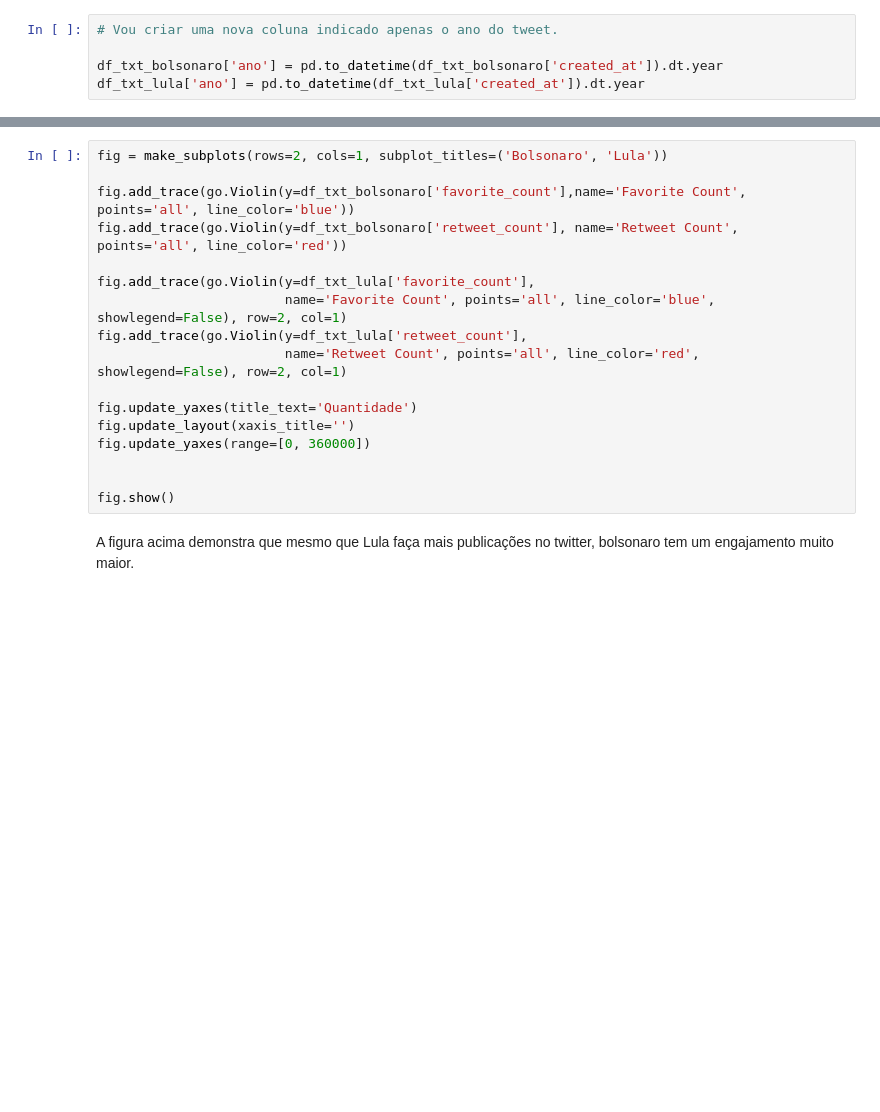
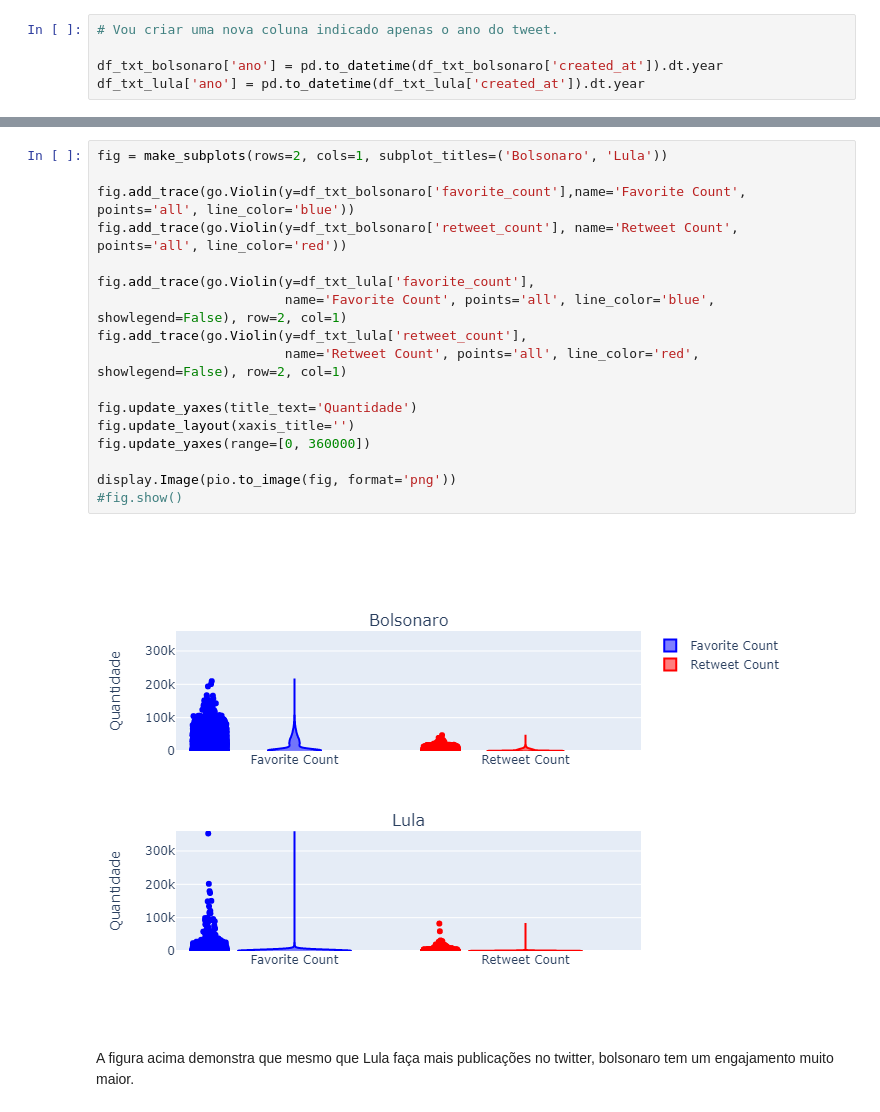
Before and after one commit to BaimaCaio/analise-twitter-lula-bolsonaro, a Jupyter notebook: analysis.ipynb, the cells around one changed output, grey strips where cells are left out. Cells and saved outputs as stored; diff of their text form; blank space fills up the shorter version.

```diff
--- a/analysis.ipynb
+++ b/analysis.ipynb
@@ -234,20 +237,22 @@ fig.show()
 # %%
 fig = make_subplots(rows=2, cols=1, subplot_titles=('Bolsonaro', 'Lula'))
 
 fig.add_trace(go.Violin(y=df_txt_bolsonaro['favorite_count'],name='Favorite Count', points='all', line_color='blue'))
 fig.add_trace(go.Violin(y=df_txt_bolsonaro['retweet_count'], name='Retweet Count', points='all', line_color='red'))
 
 fig.add_trace(go.Violin(y=df_txt_lula['favorite_count'],
                         name='Favorite Count', points='all', line_color='blue', showlegend=False), row=2, col=1)
 fig.add_trace(go.Violin(y=df_txt_lula['retweet_count'],
                         name='Retweet Count', points='all', line_color='red', showlegend=False), row=2, col=1)
 
 fig.update_yaxes(title_text='Quantidade')
 fig.update_layout(xaxis_title='')
 fig.update_yaxes(range=[0, 360000])
 
-
-fig.show()
+display.Image(pio.to_image(fig, format='png'))
+#fig.show()
+# %% [output]
+[figure, added]
 # %% [markdown]
 A figura acima demonstra que mesmo que Lula faça mais publicações no twitter, bolsonaro tem um engajamento muito maior.
 # %% [markdown]
```
Also changed, not shown: parts of 7 cells of this notebook.
